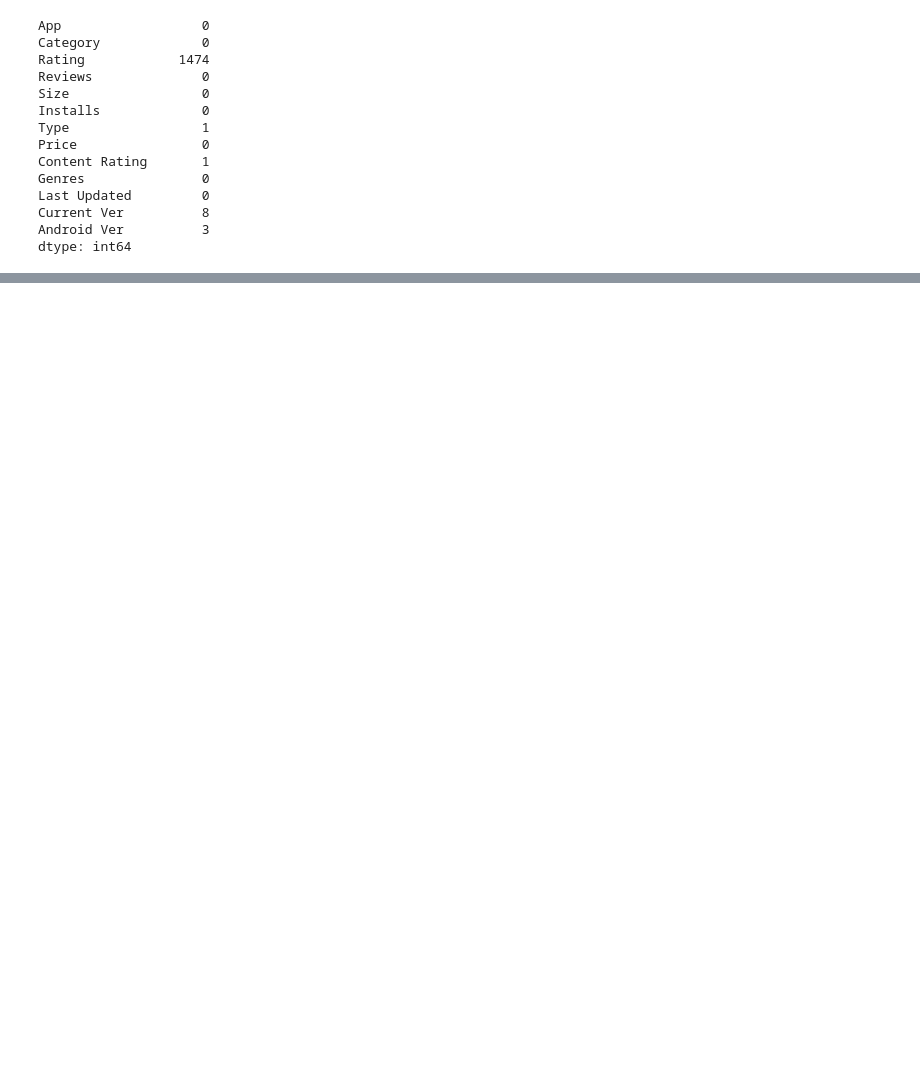
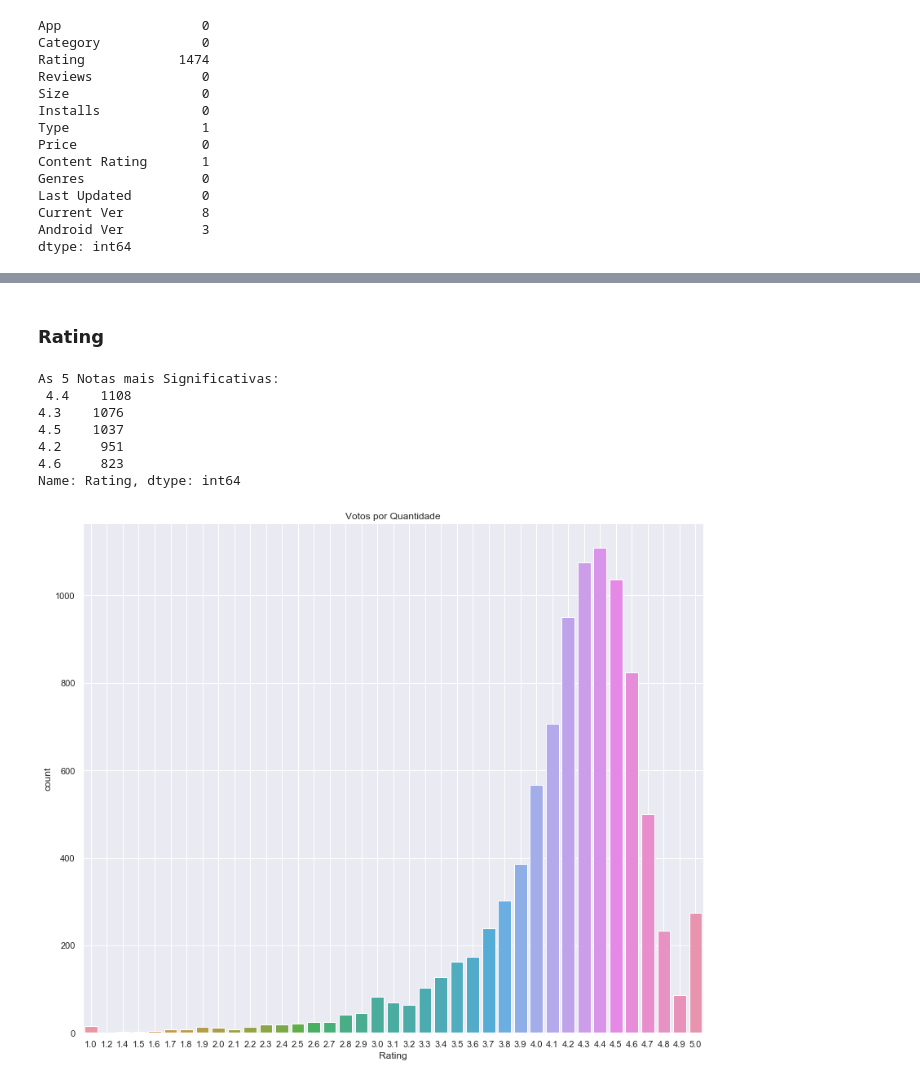
Before and after one commit to ArtFicer/PGCC-MQ, a Jupyter notebook: MQFinal/MQFinal.ipynb, the cells around one changed output, grey strips where cells are left out. Saved outputs shown, nothing was run; the diff lists cells and outputs as text; code cells hidden in the pictures; blank space fills up the shorter version.

```diff
--- a/MQFinal/MQFinal.ipynb
+++ b/MQFinal/MQFinal.ipynb
@@ -185,0 +210,18 @@ df.boxplot()
+# %% [markdown]
+### Rating
+# %%
+rating = df.Rating.value_counts()#.sort_index()
+print("As 5 Notas mais Significativas: \n",rating.head(),"\n")
+sns.set(style="darkgrid")
+sns.catplot(x="Rating",data = df,kind="count",height=9.5, aspect=1.2)
+plt.title("Votos por Quantidade")
+plt.grid(True)
+# %% [output]
+As 5 Notas mais Significativas:
+ 4.4    1108
+4.3    1076
+4.5    1037
+4.2     951
+4.6     823
+Name: Rating, dtype: int64
+[figure, added]
```
Also changed, not shown: parts of 28 cells of this notebook, 2 other files.
